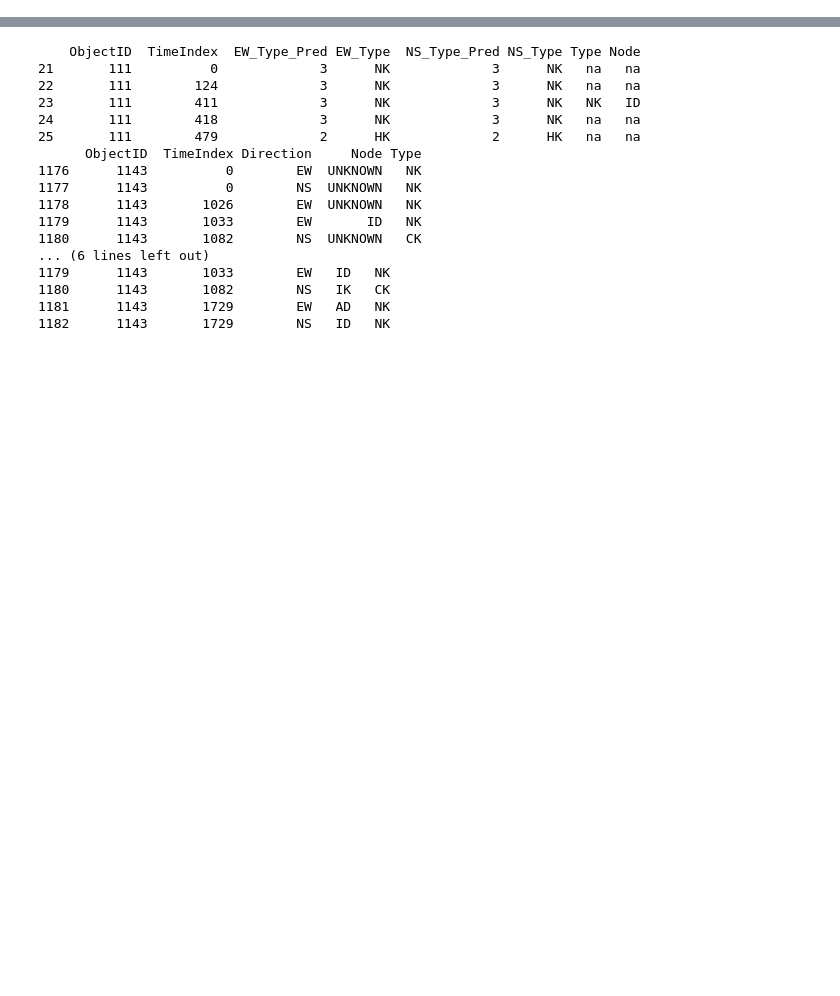
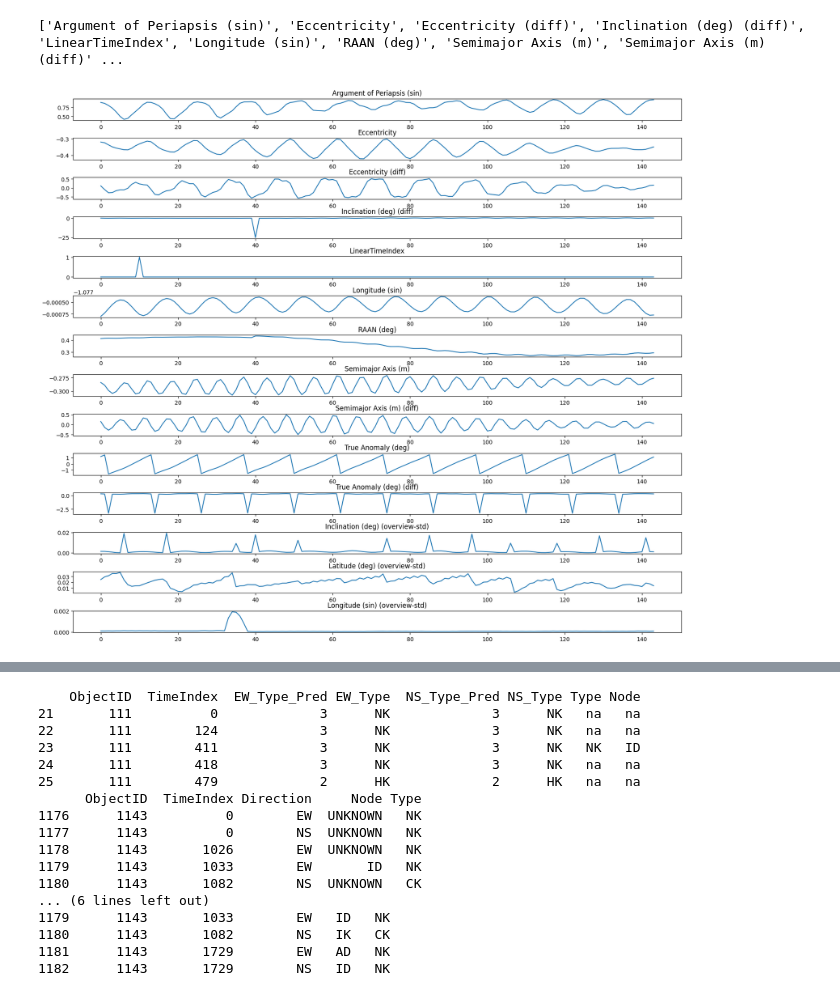
Before and after one commit to DavidBaldsiefen/splid-challenge, a Jupyter notebook: node_classifier.ipynb, the cells around one changed output, grey strips where cells are left out. Drawn from its saved outputs; the diff is of its cells as text; code cells hidden in the pictures; blank space fills up the shorter version.

```diff
--- a/node_classifier.ipynb
+++ b/node_classifier.ipynb
@@ -12,6 +20,6 @@ from base import datahandler, prediction_models, evaluation, classifier, utils
 # %%
 # Define the directory paths
-challenge_data_dir = Path('dataset/phase_1_v3')
+challenge_data_dir = Path('dataset/phase_1_v3_small')
 data_dir = challenge_data_dir / "train"
 labels_dir = challenge_data_dir / 'train_labels.csv'
 
@@ -123,11 +147,15 @@ utils.set_random_seed(42)
 
 train_combined, val_combined = ds_gen.get_datasets(batch_size=128,
                                                    label_features=['EW_Type', 'NS_Type'],#, 'NS_Type'],
-                                                   with_identifier=False,
-                                                   only_nodes=True,
+                                                   with_identifier=True,
+                                                   only_nodes=False,
+                                                   overview_as_second_input=False,
+                                                   train_keys=['200', '201'],
+                                                   val_keys=['205', '211', '212', '218'],
                                                    shuffle=True,
                                                    stride=1,
-                                                   keep_label_stride=1,
+                                                   keep_label_stride=250,
+                                                   stride_offset=0,
                                                    verbose=1)
 print(train_combined.element_spec)
 # MUI IMPORTANTE!!! =>>> Cardinality is below number of nodes, because sometimes EW and NS are in the same location <= FUCKING READ THIS DAVID AND DONT START CALCULATING FOR THE 1000TH TIME!!!
@@ -213,0 +182,5 @@ Evaluating model:
+# %%
+ds_gen.plot_dataset_items(val_combined, 212, 250)
+# %% [output]
+['Argument of Periapsis (sin)', 'Eccentricity', 'Eccentricity (diff)', 'Inclination (deg) (diff)', 'LinearTimeIndex', 'Longitude (sin)', 'RAAN (deg)', 'Semimajor Axis (m)', 'Semimajor Axis (m) (diff)' ...
+[figure, added]
```
Also changed, not shown: parts of 19 cells of this notebook, 8 other files.
